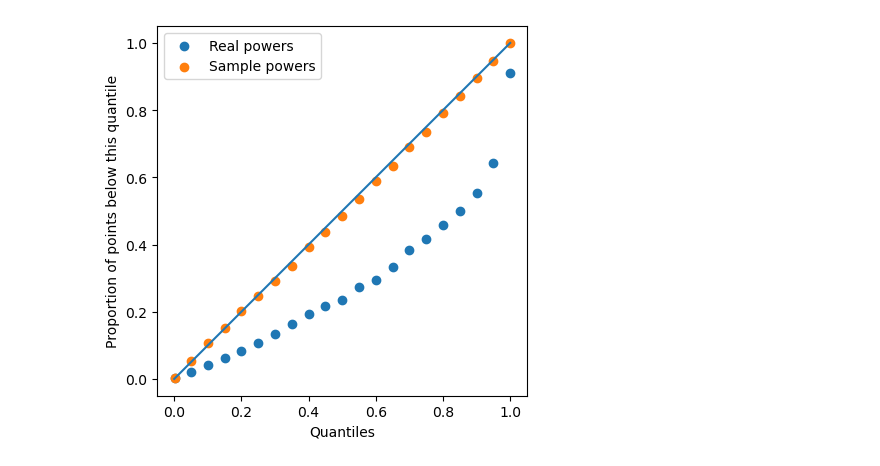
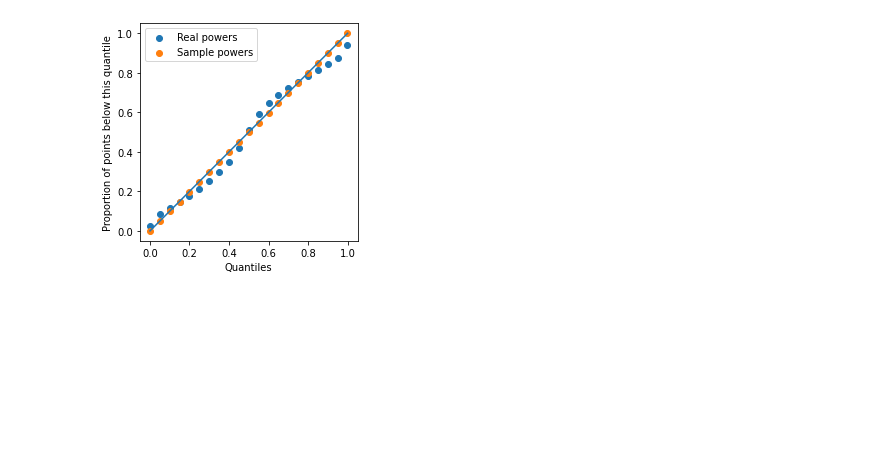
Before and after one commit to ujohn33/Predict-Optimize-Revise, a Jupyter notebook: notebooks/analyse_prob_debug_log.ipynb, the cells around one changed output. Drawn from its saved outputs; the diff is of its cells as text; code cells hidden in the pictures; blank space fills up the shorter version.

```diff
--- a/notebooks/analyse_prob_debug_log.ipynb
+++ b/notebooks/analyse_prob_debug_log.ipynb
@@ -60,11 +58,6 @@ def get_plot_from_files(real_power, scenarios, quant_next_step):
     for _, row in df_quant.iterrows():
         build_num = int(row["building"])
         time_step = int(row["time_step"])
-        if time_step < 23:
-            continue
-        if build_num != 0:
-            continue
-
         if time_step == df_real_power.shape[0]-1:
             break
         real_power = df_real_power[f"building_{build_num}"][time_step]
@@ -130,11 +121,9 @@ quant_var, prop_real_var = get_plot_from_files(real_power_path, scenarios_path,
 # %%
-### This is the plot to debug the quantiles
-
-file_end = "_recurrent_gaussian_qts_300.csv"
+file_end = "_point_and_variance_9000.csv"
 real_power_path = f"../debug_logs/real_power{file_end}"
 scenarios_path = f"../debug_logs/scenarios{file_end}"
 quant_next_step_path = f"../debug_logs/quant_next_step{file_end}"
 
 quant_var, prop_real_var = get_plot_from_files(real_power_path, scenarios_path, quant_next_step_path)
 # %% [output]
-[figure, old version]
+[figure, new version]
```
Also changed, not shown: parts of 8 cells of this notebook, 1 other file.
